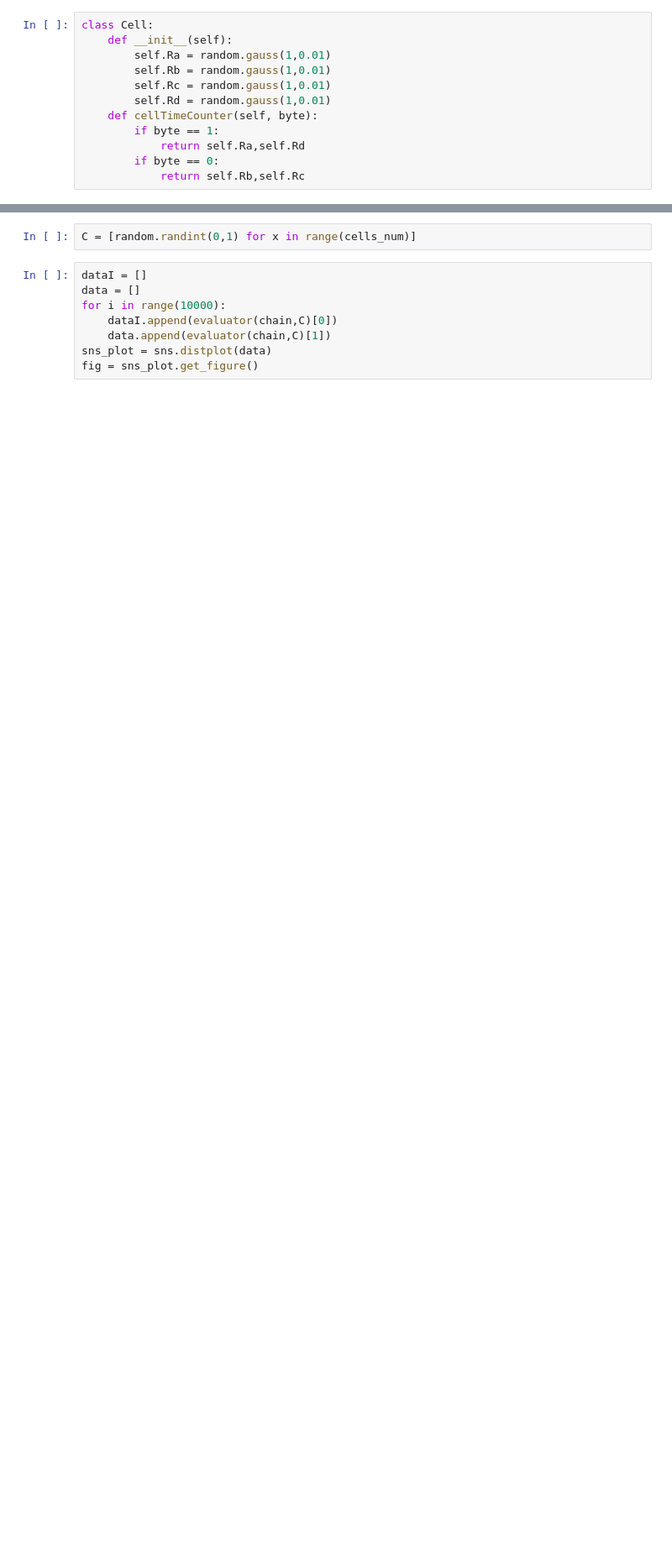
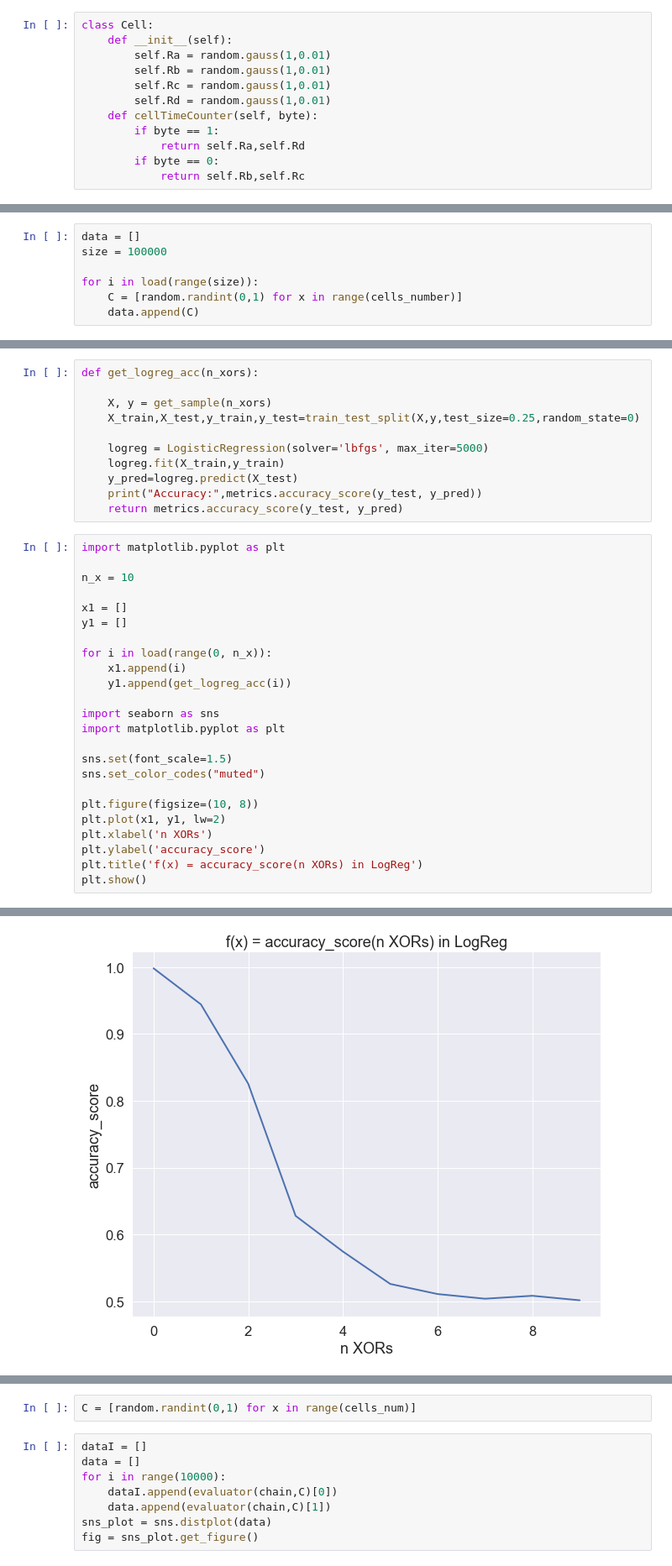
Before and after one commit to Fedya1998/InfoDefense, a Jupyter notebook: infodef.ipynb, the cells around one changed output, grey strips where cells are left out. Shown: that part at 84% size. Cells and saved outputs as stored; diff of their text form; blank space fills up the shorter version.

```diff
--- a/infodef.ipynb
+++ b/infodef.ipynb
@@ -18,0 +50,7 @@ class Cell:
+# %%
+data = []
+size = 100000
+
+for i in load(range(size)):
+    C = [random.randint(0,1) for x in range(cells_number)]
+    data.append(C)
@@ -18,0 +72,36 @@ class Cell:
+# %%
+def get_logreg_acc(n_xors):
+
+    X, y = get_sample(n_xors)
+    X_train,X_test,y_train,y_test=train_test_split(X,y,test_size=0.25,random_state=0)
+
+    logreg = LogisticRegression(solver='lbfgs', max_iter=5000)
+    logreg.fit(X_train,y_train)
+    y_pred=logreg.predict(X_test)
+    print("Accuracy:",metrics.accuracy_score(y_test, y_pred))
+    return metrics.accuracy_score(y_test, y_pred)
+# %%
+import matplotlib.pyplot as plt
+
+n_x = 10
+
+x1 = []
+y1 = []
+
+for i in load(range(0, n_x)):
+    x1.append(i)
+    y1.append(get_logreg_acc(i))
+
+import seaborn as sns
+import matplotlib.pyplot as plt
+
+sns.set(font_scale=1.5)
+sns.set_color_codes("muted")
+
+plt.figure(figsize=(10, 8))
+plt.plot(x1, y1, lw=2)
+plt.xlabel('n XORs')
+plt.ylabel('accuracy_score')
+plt.title('f(x) = accuracy_score(n XORs) in LogReg')
+plt.show()
+# %% [output]
@@ -18,0 +119 @@ class Cell:
+[figure, added]
```
Also changed, not shown: parts of 69 cells of this notebook.
